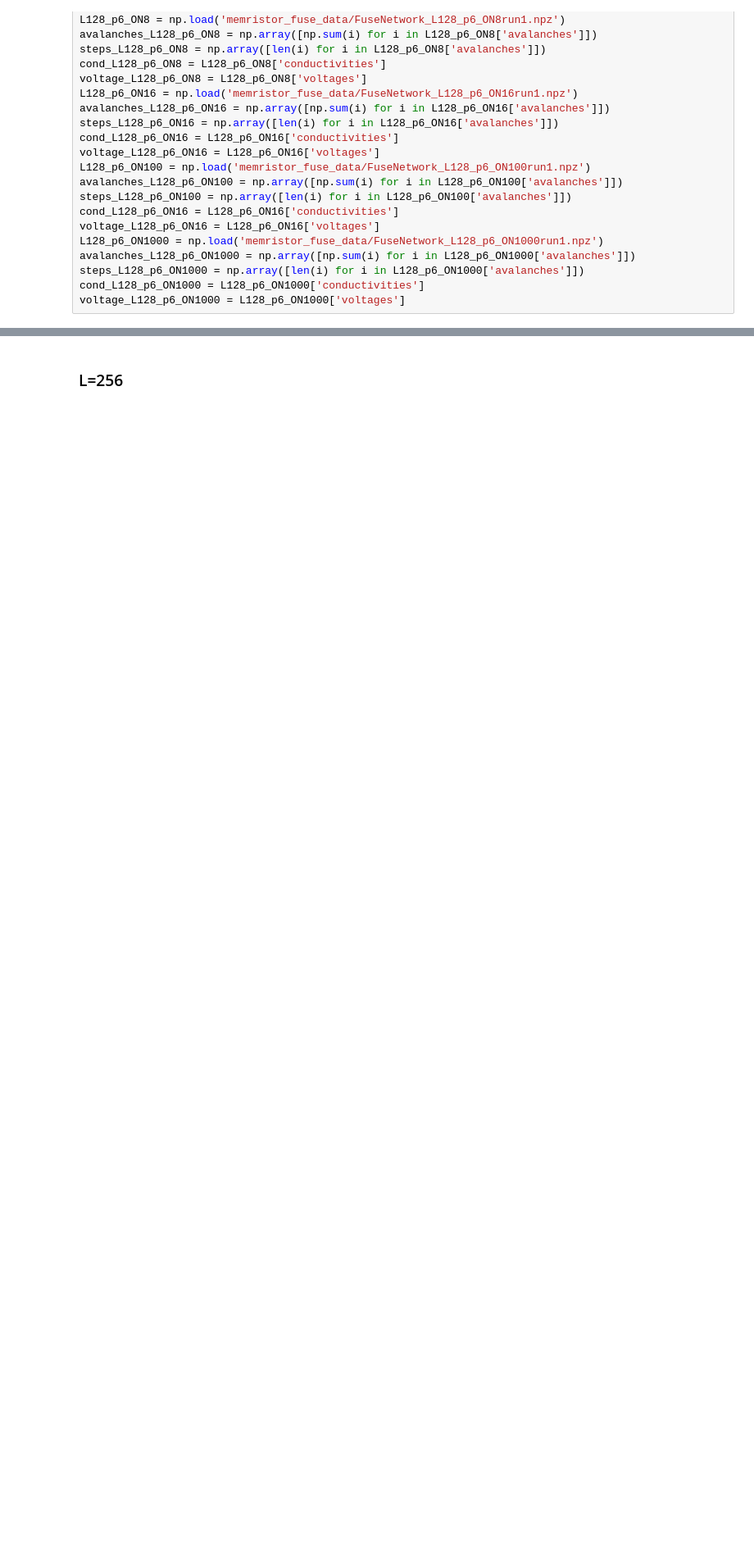
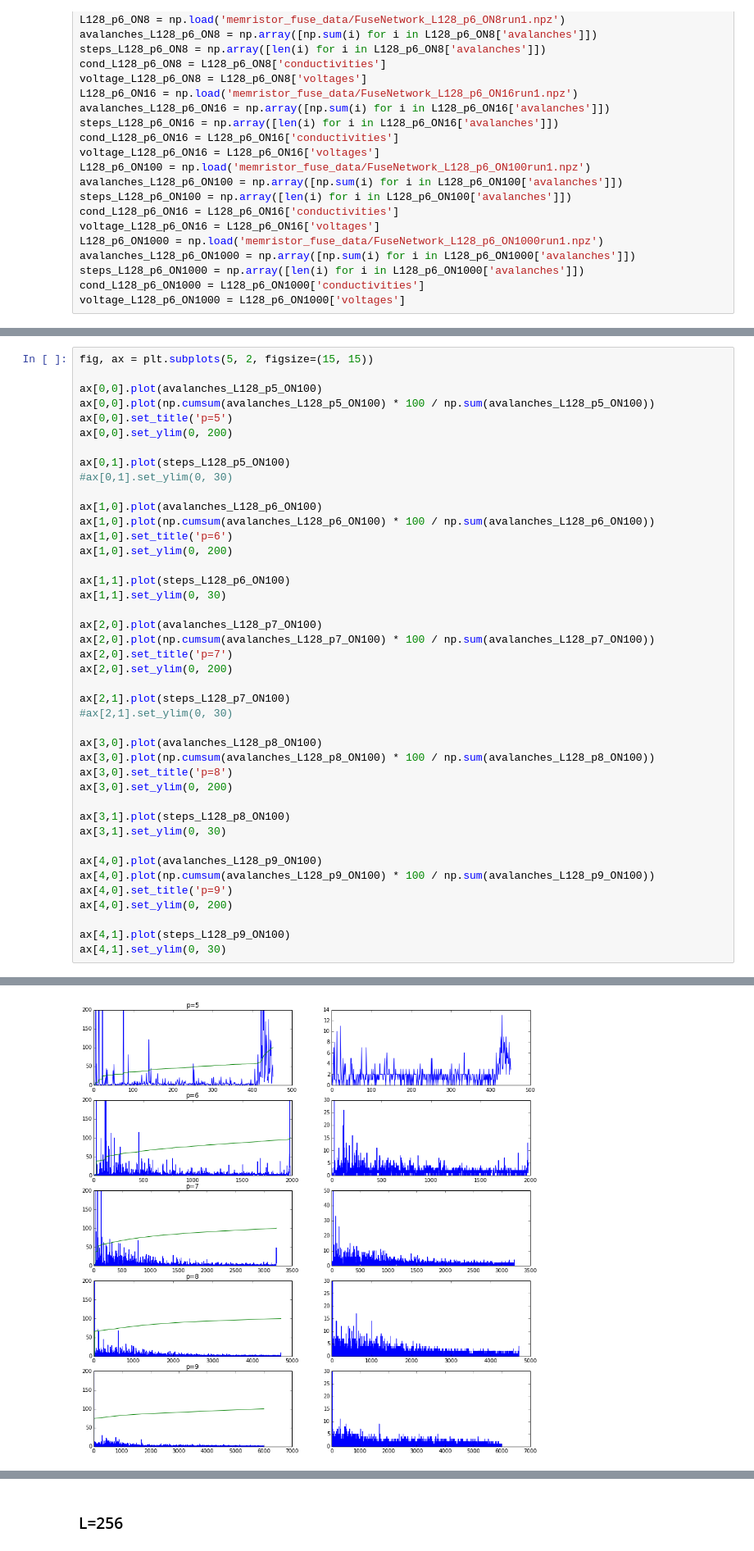
Before and after one commit to forrestsheldon/memNets, a Jupyter notebook: Memristor_Fuse_Data.ipynb, the cells around one changed output, grey strips where cells are left out. Shown at 82% size. Cells and saved outputs as stored; diff of their text form; blank space fills up the shorter version.

```diff
--- a/Memristor_Fuse_Data.ipynb
+++ b/Memristor_Fuse_Data.ipynb
@@ -249,0 +455,43 @@ fig.tight_layout()
+# %%
+fig, ax = plt.subplots(5, 2, figsize=(15, 15))
+
+ax[0,0].plot(avalanches_L128_p5_ON100)
+ax[0,0].plot(np.cumsum(avalanches_L128_p5_ON100) * 100 / np.sum(avalanches_L128_p5_ON100))
+ax[0,0].set_title('p=5')
+ax[0,0].set_ylim(0, 200)
+
+ax[0,1].plot(steps_L128_p5_ON100)
+#ax[0,1].set_ylim(0, 30)
+
+ax[1,0].plot(avalanches_L128_p6_ON100)
+ax[1,0].plot(np.cumsum(avalanches_L128_p6_ON100) * 100 / np.sum(avalanches_L128_p6_ON100))
+ax[1,0].set_title('p=6')
+ax[1,0].set_ylim(0, 200)
+
+ax[1,1].plot(steps_L128_p6_ON100)
+ax[1,1].set_ylim(0, 30)
+
+ax[2,0].plot(avalanches_L128_p7_ON100)
+ax[2,0].plot(np.cumsum(avalanches_L128_p7_ON100) * 100 / np.sum(avalanches_L128_p7_ON100))
+ax[2,0].set_title('p=7')
+ax[2,0].set_ylim(0, 200)
+
+ax[2,1].plot(steps_L128_p7_ON100)
+#ax[2,1].set_ylim(0, 30)
+
+ax[3,0].plot(avalanches_L128_p8_ON100)
+ax[3,0].plot(np.cumsum(avalanches_L128_p8_ON100) * 100 / np.sum(avalanches_L128_p8_ON100))
+ax[3,0].set_title('p=8')
+ax[3,0].set_ylim(0, 200)
+
+ax[3,1].plot(steps_L128_p8_ON100)
+ax[3,1].set_ylim(0, 30)
+
+ax[4,0].plot(avalanches_L128_p9_ON100)
+ax[4,0].plot(np.cumsum(avalanches_L128_p9_ON100) * 100 / np.sum(avalanches_L128_p9_ON100))
+ax[4,0].set_title('p=9')
+ax[4,0].set_ylim(0, 200)
+
+ax[4,1].plot(steps_L128_p9_ON100)
+ax[4,1].set_ylim(0, 30)
+# %% [output]
@@ -249,0 +499 @@ fig.tight_layout()
+[figure, added]
```
Also changed, not shown: parts of 14 cells of this notebook, 1 other file.
